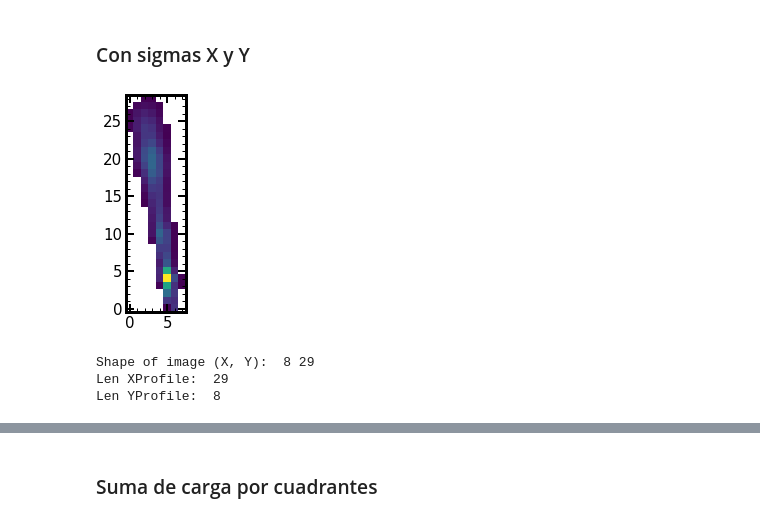
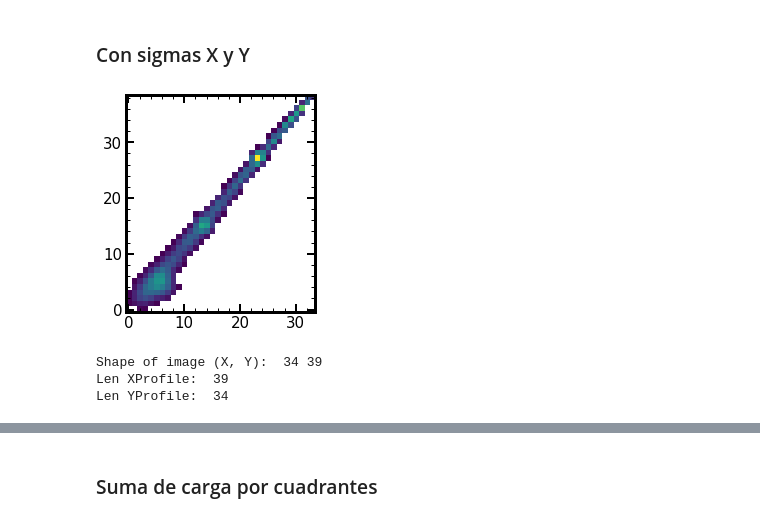
Before and after one commit to mausanram/CodigosICN, a Jupyter notebook: Catalogo_Eventos/Catalogo_Eventos_NSAMP.ipynb, the cells around one changed output, grey strips where cells are left out. Cells and saved outputs as stored; diff of their text form; code cells hidden in the pictures.

```diff
--- a/Catalogo_Eventos/Catalogo_Eventos_NSAMP.ipynb
+++ b/Catalogo_Eventos/Catalogo_Eventos_NSAMP.ipynb
@@ -81,11 +80,11 @@ Colormap = 'jet'
 # path = '/home/bruce/Documents/imagenesMicrochip/ENE24/proc_skp_m-009_microchip_T_170__Vv82_NSAMP_324_NROW_400_NCOL_700_EXPOSURE_0_NBINROW_1_NBINCOL_1_img_62.fits'
 # path = '/home/bruce/Documents/Programas/images/ENE2024/proc_skp_m-009_microchip_T_170__Vv82_NSAMP_324_NROW_400_NCOL_700_EXPOSURE_0_NBINROW_1_NBINCOL_1_img_204.fits'
 
-# path = '/home/bruce/Documents/Programas/images/AGO2024/proc_skp_m-009_microchip_T_170__NSAMP_324_NROW_650_NCOL_700_EXPOSURE_0_img_101.fits'
+path = '/home/bruce/Documents/Programas/images/AGO2024/proc_skp_m-009_microchip_T_170__NSAMP_324_NROW_650_NCOL_700_EXPOSURE_0_img_101.fits'
 # path = '/home/bruce/Documents/Programas/images/ENE2024/proc_skp_m-009_microchip_T_170__Vv82_NSAMP_324_NROW_400_NCOL_700_EXPOSURE_0_NBINROW_1_NBINCOL_1_img_204.fits'
 
 
-path = '/home/labdet/Documents/MauSan/Programas/Repositorio_Git/images/AGO2024/proc_skp_m-009_microchip_T_170__NSAMP_324_NROW_650_NCOL_700_EXPOSURE_0_img_100.fits'
+# path = '/home/labdet/Documents/MauSan/Programas/Repositorio_Git/images/AGO2024/proc_skp_m-009_microchip_T_170__NSAMP_324_NROW_650_NCOL_700_EXPOSURE_0_img_100.fits'
 # path = '/home/labdet/Documents/MauSan/Programas/Repositorio_Git/images/ENE2024/proc_skp_m-009_microchip_T_170__Vv82_NSAMP_324_NROW_400_NCOL_700_EXPOSURE_0_NBINROW_1_NBINCOL_1_img_200.fits'
 
 # path = '/home/bruce/Documents/Programas/images/AGO2024/proc_skp_m-009_microchip_T_170__NSAMP_324_NROW_650_NCOL_700_EXPOSURE_0_img_100.fits'
@@ -815,7 +815,8 @@ Delta EL:  45.57906408805368  keV/cm
 ## Filtro de muones
 # %%
 ## Calcula cuantos eventos rectos tiene la extensión comparando la relación del radio mayor de la elipse con el radio menor
-DeltaL, DeltaEL, list_charge, lebel_muons, list_theta, list_phi, _ = muon_filter(dataCal=dataCal, label_img=label_img, nlabels_img=nlabels_img, prop=prop, Solidit=0.6, Elipticity=0.65)
+DeltaL, DeltaEL, list_charge, lebel_muons, list_theta, list_phi, _ = muon_filter(dataCal=dataCal, label_img=label_img, nlabels_img=nlabels_img,
+                                                                                 prop=prop, Solidit=0.7, Elipticity=0.65)
 
 print('All Clusters: ', nlabels_img)
 print('Muons Detected: ', len(lebel_muons))
@@ -1109,7 +1106,7 @@ El ángulo phi del muon es:  309.1736579704442
 # %% [markdown]
 ### Con sigmas X y Y
 # %%
-index_event = -8 #-4 # 0, 1, 4, 8
+index_event = 1 #-4 # 0, 1, 4, 8
 loc = ndimage.find_objects(label_img == Straight_Events[index_event])[0]
 mask_35 = np.invert(label_img == Straight_Events[index_event])
 data_mask = ma.masked_array(dataCal[loc[0].start:loc[0].stop, loc[1].start:loc[1].stop], mask_35[loc[0].start:loc[0].stop, loc[1].start:loc[1].stop])
@@ -1138,34 +1135,34 @@ for i in np.arange(0, NBX):
     for j in np.arange(0, NBY):
         # print(j)
         if data_mask[j][i]:
             XProf.Fill(j, i, data_mask[j][i])
             YProf.Fill(i, j, data_mask[j][i])
 
 
 list_yprofile_mean = []
 list_yprofile_sigma = []
 for index in np.arange(0, NBX):
     mean_y = YProf.GetBinContent(int(index+1))
     sigma_y = YProf.GetBinError(int(index+1))
 
     list_yprofile_mean.append(mean_y)
     list_yprofile_sigma.append(sigma_y)
 # print(list_yprofile_sigma)
 
 list_xprofile_mean = []
 list_xprofile_sigma = []
 for index in np.arange(0, NBY):
     mean_x = XProf.GetBinContent(int(index+1))
     sigma_x = XProf.GetBinError(int(index+1))
 
     list_xprofile_mean.append(mean_x)
     list_xprofile_sigma.append(sigma_x)
 
 print('Len XProfile: ', len(list_xprofile_mean))
 print('Len YProfile: ', len(list_yprofile_mean))
 # print(list_yprofile_mean)
 # %% [output]
-[figure, old version]
+[figure, new version]
-Shape of image (X, Y):  8 29
-Len XProfile:  29
-Len YProfile:  8
+Shape of image (X, Y):  34 39
+Len XProfile:  39
+Len YProfile:  34
```
Also changed, not shown: parts of 26 cells of this notebook, 7 other files.
